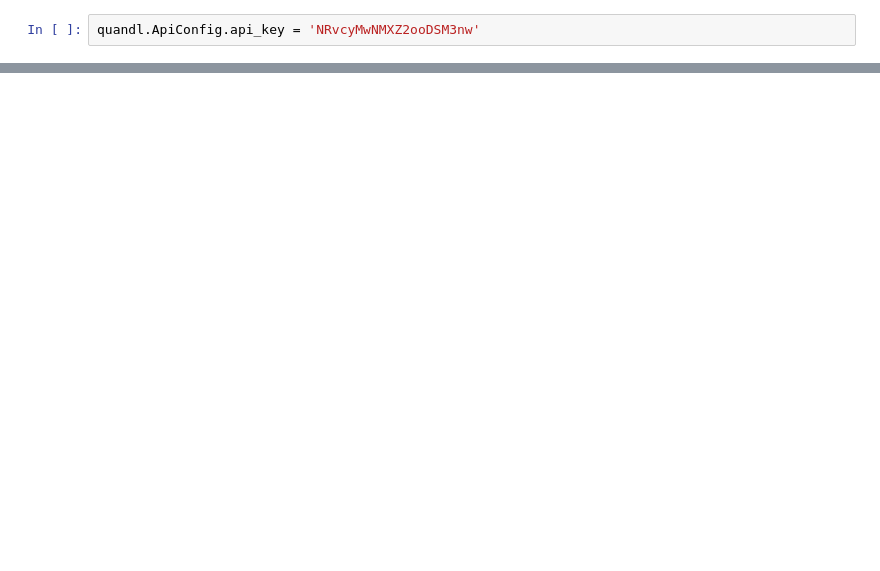
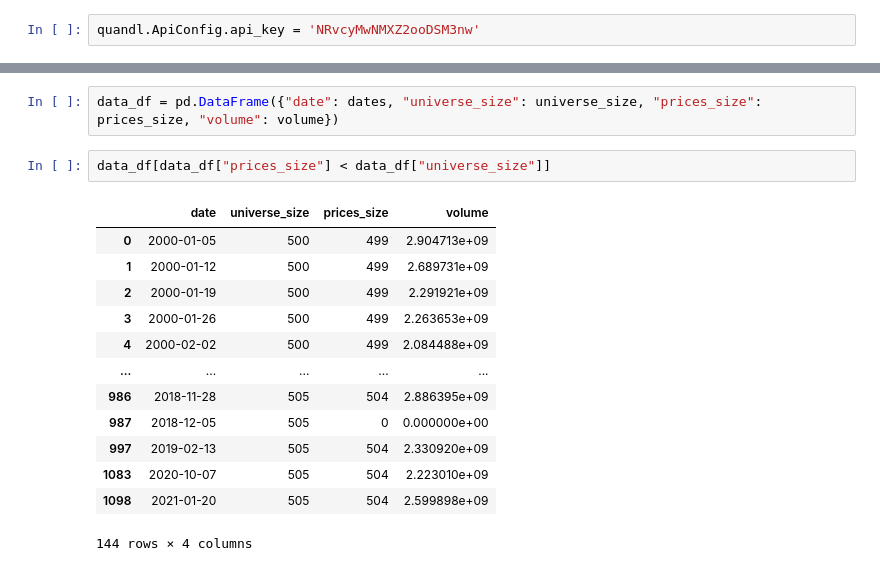
Before and after one commit to springmarathon/nyu-hedge-fund-strategies, a Jupyter notebook: research/investment_universe.ipynb, the cells around one changed output, grey strips where cells are left out. Cells and saved outputs as stored; diff of their text form; blank space fills up the shorter version.

```diff
--- a/research/investment_universe.ipynb
+++ b/research/investment_universe.ipynb
@@ -28,0 +43,18 @@ plt.grid()
+# %%
+data_df = pd.DataFrame({"date": dates, "universe_size": universe_size, "prices_size": prices_size, "volume": volume})
+# %%
+data_df[data_df["prices_size"] < data_df["universe_size"]]
+# %% [output]
+|  | date | universe_size | prices_size | volume |
+| 0 | 2000-01-05 | 500 | 499 | 2.904713e+09 |
+| 1 | 2000-01-12 | 500 | 499 | 2.689731e+09 |
+| 2 | 2000-01-19 | 500 | 499 | 2.291921e+09 |
+| 3 | 2000-01-26 | 500 | 499 | 2.263653e+09 |
+| 4 | 2000-02-02 | 500 | 499 | 2.084488e+09 |
+| ... | ... | ... | ... | ... |
+| 986 | 2018-11-28 | 505 | 504 | 2.886395e+09 |
+| 987 | 2018-12-05 | 505 | 0 | 0.000000e+00 |
+| 997 | 2019-02-13 | 505 | 504 | 2.330920e+09 |
+| 1083 | 2020-10-07 | 505 | 504 | 2.223010e+09 |
+| 1098 | 2021-01-20 | 505 | 504 | 2.599898e+09 |
+144 rows × 4 columns
```
Also changed, not shown: parts of 10 cells of this notebook, 2 other files.
